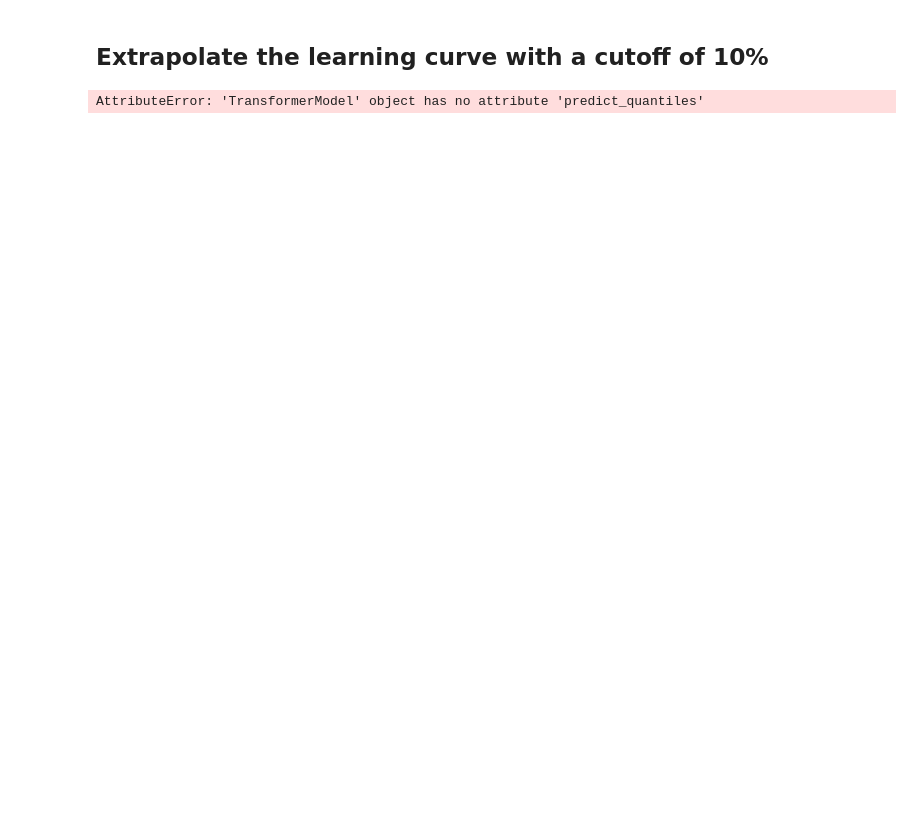
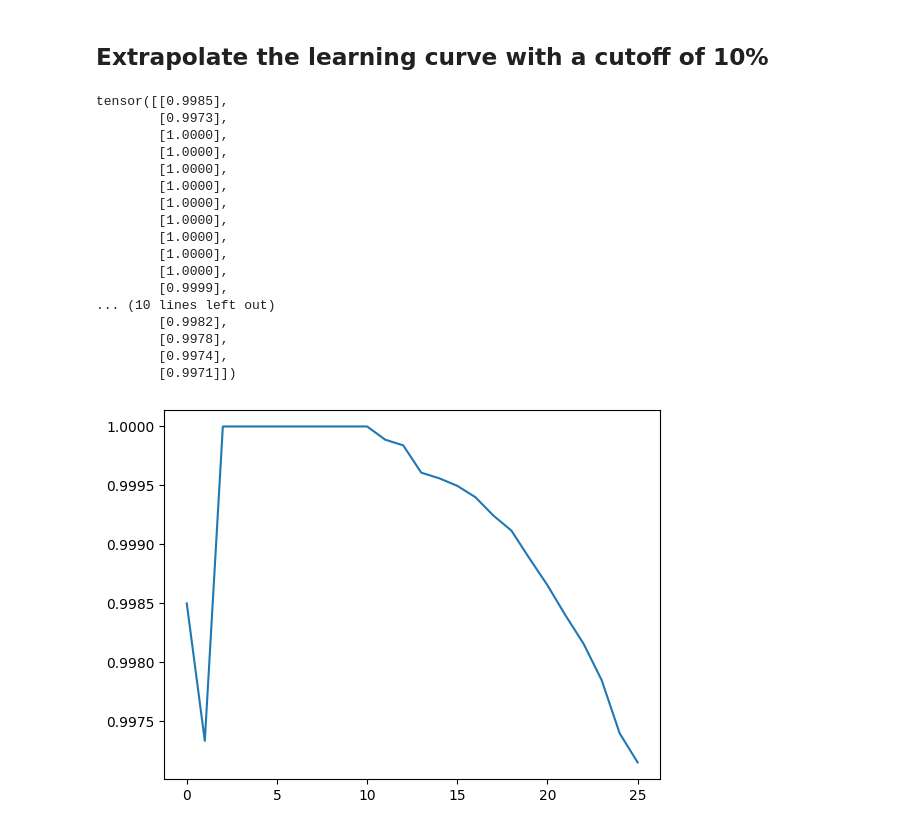
Before and after one commit to Remi-Lejeune/deep-learning-project, a Jupyter notebook: notebooks/inference.ipynb, the cells around one changed output. Cells and saved outputs as stored; diff of their text form; code cells hidden in the pictures; blank space fills up the shorter version.

Commit message:
Predicting in inference.ipynb

```diff
--- a/notebooks/inference.ipynb
+++ b/notebooks/inference.ipynb
@@ -145,8 +134,28 @@ x, y, _ = get_test_batch(1651)
 cutoff = 13
 # %%
-predictions = model.predict_quantiles(x_train=x[:cutoff], y_train=y[:cutoff], x_test=x[cutoff:], qs=[0.05, 0.5, 0.95])
+#predictions = model.predict_quantiles(x_train=x[:cutoff], y_train=y[:cutoff], x_test=x[cutoff:], qs=[0.05, 0.5, 0.95])
+
+predictions = model.forward(x_train=x[:cutoff], y_train=y[:cutoff], x_test=x[cutoff:])
+predictions = predictions.squeeze(-1)
 # %% [output]
-AttributeError: 'TransformerModel' object has no attribute 'predict_quantiles'
+tensor([[0.9985],
+        [0.9973],
+        [1.0000],
+        [1.0000],
+        [1.0000],
+        [1.0000],
+        [1.0000],
+        [1.0000],
+        [1.0000],
+        [1.0000],
+        [1.0000],
+        [0.9999],
+... (10 lines left out)
+        [0.9982],
+        [0.9978],
+        [0.9974],
+        [0.9971]])
+[figure, added]
 # %%
 # plot data
 plt.plot(curve, "black", label="target")
```
Also changed, not shown: parts of 7 cells of this notebook, 2 other files.
